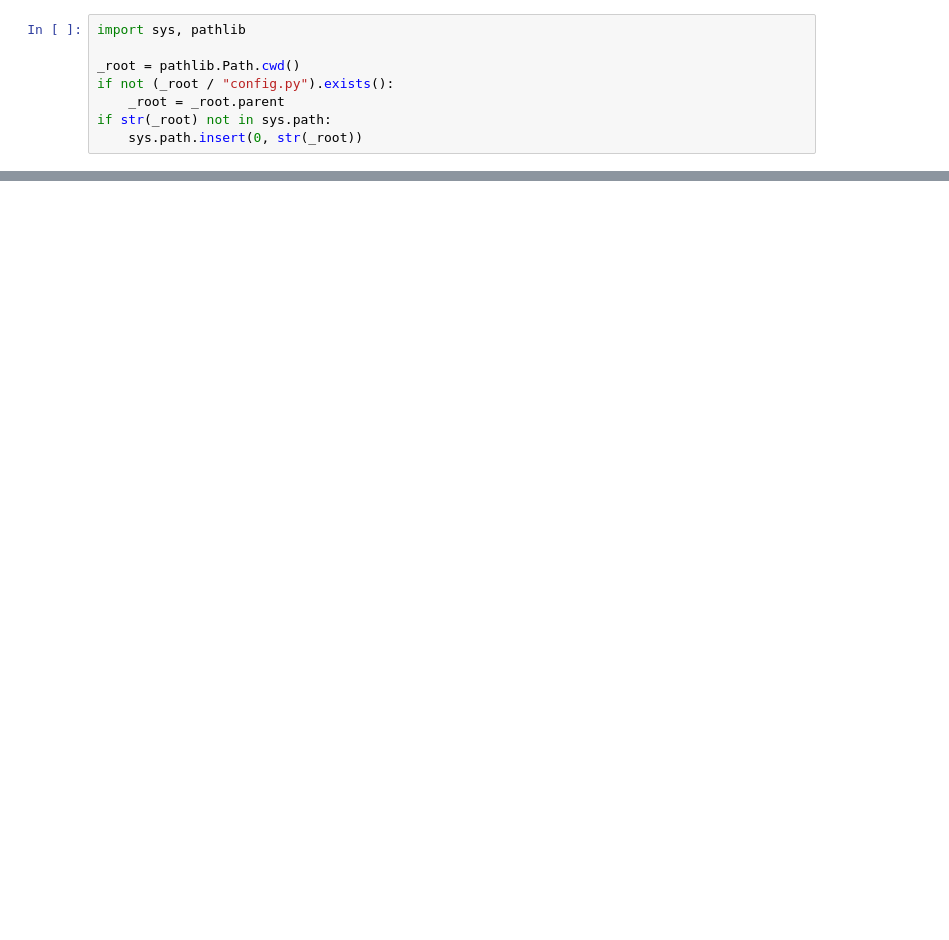
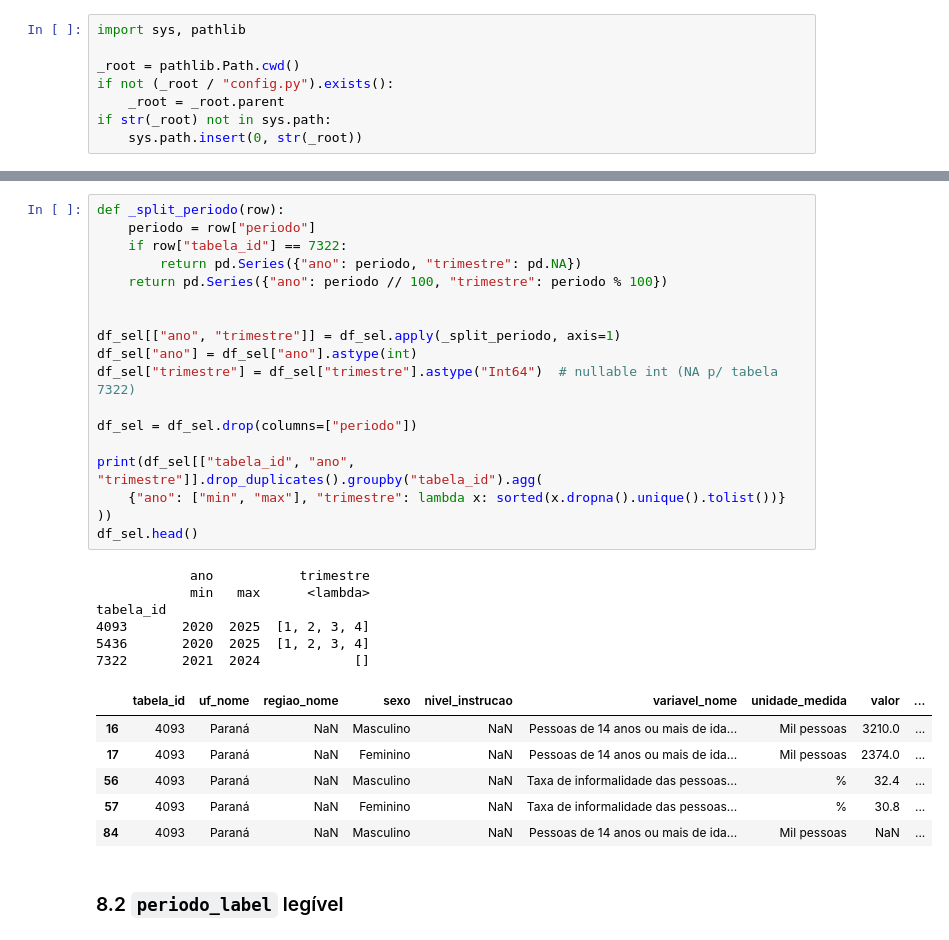
Before and after one commit to GabrielEduardoBrambilla/Trabalho_Integrador_6, a Jupyter notebook: notebooks/02_silver.ipynb, the cells around one changed output, grey strips where cells are left out. Drawn from its saved outputs; the diff is of its cells as text; blank space fills up the shorter version.

```diff
--- a/notebooks/02_silver.ipynb
+++ b/notebooks/02_silver.ipynb
@@ -38,0 +732,33 @@ df_pnad.head()
+# %%
+def _split_periodo(row):
+    periodo = row["periodo"]
+    if row["tabela_id"] == 7322:
+        return pd.Series({"ano": periodo, "trimestre": pd.NA})
+    return pd.Series({"ano": periodo // 100, "trimestre": periodo % 100})
+
+
+df_sel[["ano", "trimestre"]] = df_sel.apply(_split_periodo, axis=1)
+df_sel["ano"] = df_sel["ano"].astype(int)
+df_sel["trimestre"] = df_sel["trimestre"].astype("Int64")  # nullable int (NA p/ tabela 7322)
+
+df_sel = df_sel.drop(columns=["periodo"])
+
+print(df_sel[["tabela_id", "ano", "trimestre"]].drop_duplicates().groupby("tabela_id").agg(
+    {"ano": ["min", "max"], "trimestre": lambda x: sorted(x.dropna().unique().tolist())}
+))
+df_sel.head()
+# %% [output]
+            ano           trimestre
+            min   max      <lambda>
+tabela_id
+4093       2020  2025  [1, 2, 3, 4]
+5436       2020  2025  [1, 2, 3, 4]
+7322       2021  2024            []
+|  | tabela_id | uf_nome | regiao_nome | sexo | nivel_instrucao | variavel_nome | unidade_medida | valor | ... |
+| 16 | 4093 | Paraná | NaN | Masculino | NaN | Pessoas de 14 anos ou mais de ida... | Mil pessoas | 3210.0 | ... |
+| 17 | 4093 | Paraná | NaN | Feminino | NaN | Pessoas de 14 anos ou mais de ida... | Mil pessoas | 2374.0 | ... |
+| 56 | 4093 | Paraná | NaN | Masculino | NaN | Taxa de informalidade das pessoas... | % | 32.4 | ... |
+| 57 | 4093 | Paraná | NaN | Feminino | NaN | Taxa de informalidade das pessoas... | % | 30.8 | ... |
+| 84 | 4093 | Paraná | NaN | Masculino | NaN | Pessoas de 14 anos ou mais de ida... | Mil pessoas | NaN | ... |
+# %% [markdown]
+### 8.2 `periodo_label` legível
```
Also changed, not shown: parts of 77 cells of this notebook, 10 other files.
